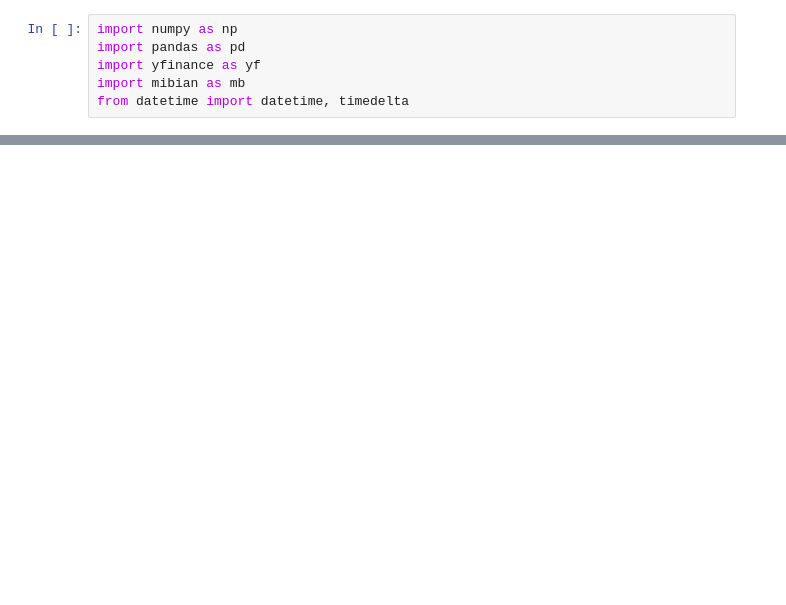
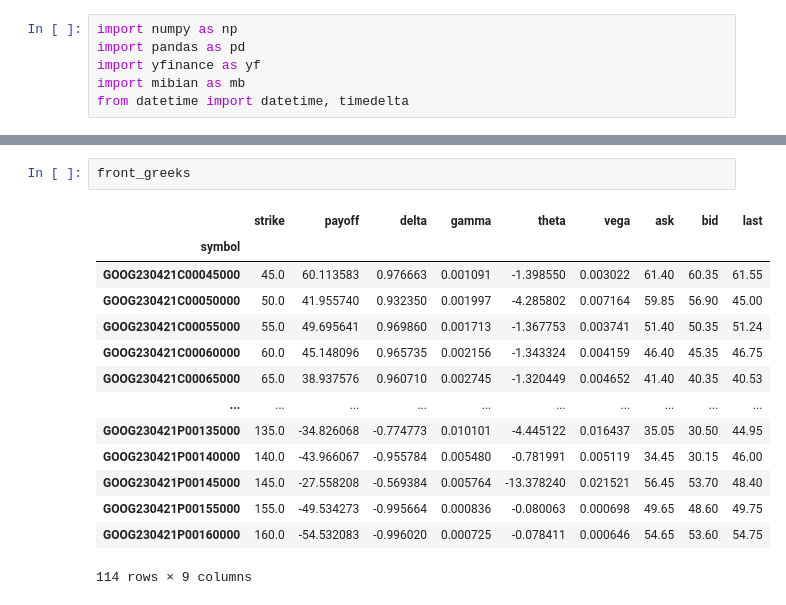
Before and after one commit to YilunAllenChen/Quantable, a Jupyter notebook: calendar_spreads.ipynb, the cells around one changed output, grey strips where cells are left out. Cells and saved outputs as stored; diff of their text form; blank space fills up the shorter version.

```diff
--- a/calendar_spreads.ipynb
+++ b/calendar_spreads.ipynb
@@ -98,0 +138,17 @@ options
+# %%
+front_greeks
+# %% [output]
+|  | strike | payoff | delta | gamma | theta | vega | ask | bid | last |
+| symbol |  |  |  |  |  |  |  |  |  |
+| GOOG230421C00045000 | 45.0 | 60.113583 | 0.976663 | 0.001091 | -1.398550 | 0.003022 | 61.40 | 60.35 | 61.55 |
+| GOOG230421C00050000 | 50.0 | 41.955740 | 0.932350 | 0.001997 | -4.285802 | 0.007164 | 59.85 | 56.90 | 45.00 |
+| GOOG230421C00055000 | 55.0 | 49.695641 | 0.969860 | 0.001713 | -1.367753 | 0.003741 | 51.40 | 50.35 | 51.24 |
+| GOOG230421C00060000 | 60.0 | 45.148096 | 0.965735 | 0.002156 | -1.343324 | 0.004159 | 46.40 | 45.35 | 46.75 |
+| GOOG230421C00065000 | 65.0 | 38.937576 | 0.960710 | 0.002745 | -1.320449 | 0.004652 | 41.40 | 40.35 | 40.53 |
+| ... | ... | ... | ... | ... | ... | ... | ... | ... | ... |
+| GOOG230421P00135000 | 135.0 | -34.826068 | -0.774773 | 0.010101 | -4.445122 | 0.016437 | 35.05 | 30.50 | 44.95 |
+| GOOG230421P00140000 | 140.0 | -43.966067 | -0.955784 | 0.005480 | -0.781991 | 0.005119 | 34.45 | 30.15 | 46.00 |
+| GOOG230421P00145000 | 145.0 | -27.558208 | -0.569384 | 0.005764 | -13.378240 | 0.021521 | 56.45 | 53.70 | 48.40 |
+| GOOG230421P00155000 | 155.0 | -49.534273 | -0.995664 | 0.000836 | -0.080063 | 0.000698 | 49.65 | 48.60 | 49.75 |
+| GOOG230421P00160000 | 160.0 | -54.532083 | -0.996020 | 0.000725 | -0.078411 | 0.000646 | 54.65 | 53.60 | 54.75 |
+114 rows × 9 columns
```
Also changed, not shown: parts of 9 cells of this notebook.
